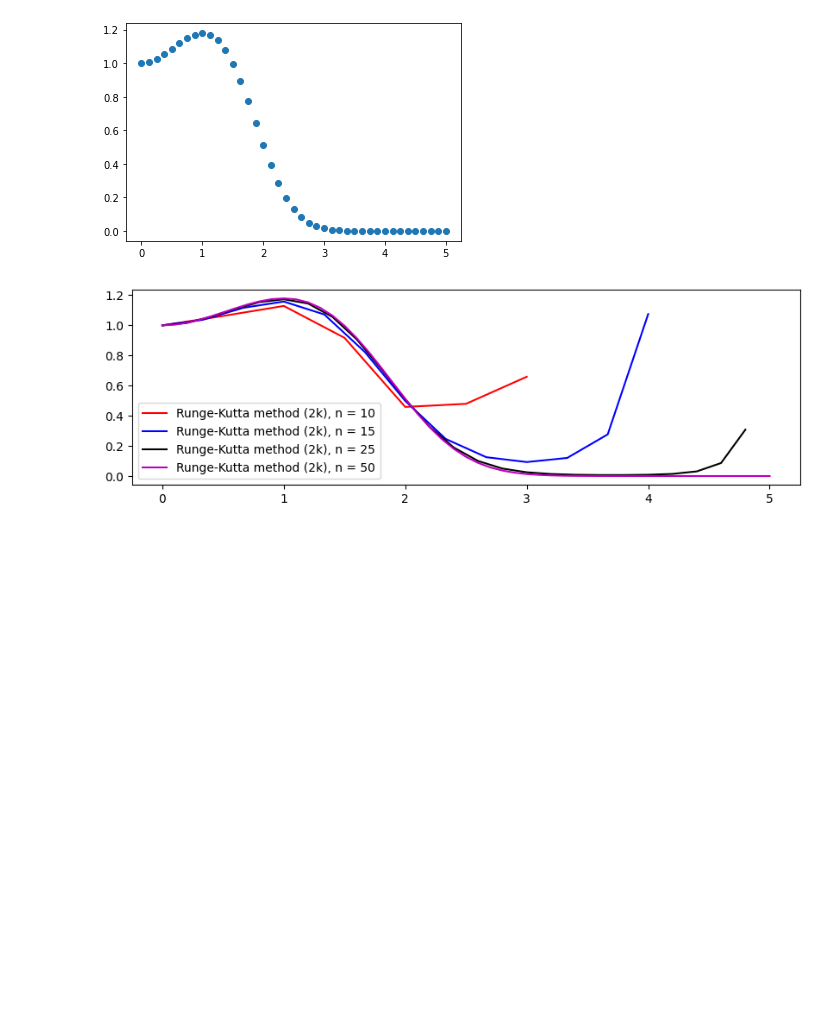
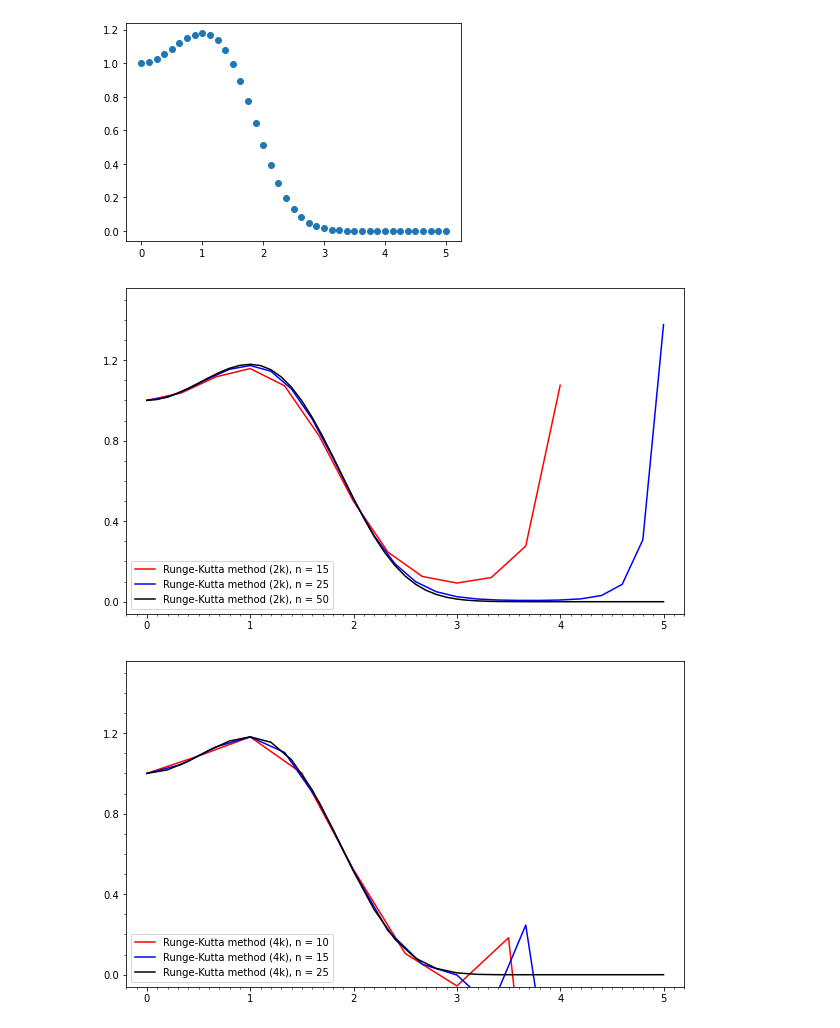
Before and after one commit to jqp4/Computational-methods, a Jupyter notebook: Code2/Untitled.ipynb, the cells around one changed output. Drawn from its saved outputs; the diff is of its cells as text; code cells hidden in the pictures; blank space fills up the shorter version.

Commit message:
graph2, 4

```diff
--- a/Code2/Untitled.ipynb
+++ b/Code2/Untitled.ipynb
@@ -75,20 +89,0 @@ def rk2(f, x0, y0, l, n):
-# %%
-x0 = 0
-y0 = 1
-l = 5
-
-
-ymax = 1.3
-graph = plt.figure(figsize=(10, 3), dpi=100)
-
-colors = ['r', 'b', 'k', 'm', 'g']
-for n, c in zip([10, 15, 25, 50], colors):
-    X, Y = rk2(f, x0, y0, l, n)
-    Y = [y if y < ymax else None for y in Y]
-    plt.plot(X, Y, color=c, label=f'Runge-Kutta method (2k), n = {n}')
-
-
-plt.legend()
-plt.show()
-# %% [output]
-[figure, removed]
@@ -96,0 +90,35 @@ a = plt.figure([10, 10])
+# %%
+width = 10
+height = 6
+colors = ['r', 'b', 'k', 'm', 'g']
+
+x0 = 0
+y0 = 1
+l = 5
+f = lambda x, y: x * y * (1 - x) if y else 1
+ymax = 1.5
+dind = 25
+
+for name, rk, ns in zip([2, 4], [rk2, rk4], [[15, 25, 50], [10, 15, 25]]):
+    fig, ax = plt.subplots(figsize=(width, height))
+    for n, c in zip(ns, colors):
+        X, Y = rk(f, x0, y0, l, n)
+        Y = [y if y < height else None for y in Y]
+        plt.plot(X, Y, color=c, label=f'Runge-Kutta method ({name}k), n = {n}')
+
+    # Устанавливаем отступ от осей:
+    ax.set_xlim([x0 - l / dind, x0 + l + l / dind])
+    ax.set_ylim([0 - ymax / dind, ymax + ymax / dind])
+
+    # Устанавливаем интервалы делений на осях x и y:
+    ax.xaxis.set_major_locator(ticker.MultipleLocator(1))
+    ax.xaxis.set_minor_locator(ticker.MultipleLocator(0.1))
+    ax.yaxis.set_major_locator(ticker.MultipleLocator(0.4))
+    ax.yaxis.set_minor_locator(ticker.MultipleLocator(0.1))
+
+    # Пишем названия графиков:
+    plt.legend(loc='lower left')
+    plt.show()
+# %% [output]
+[figure, added]
+[figure, added]
```
Also changed, not shown: parts of 6 cells of this notebook.
